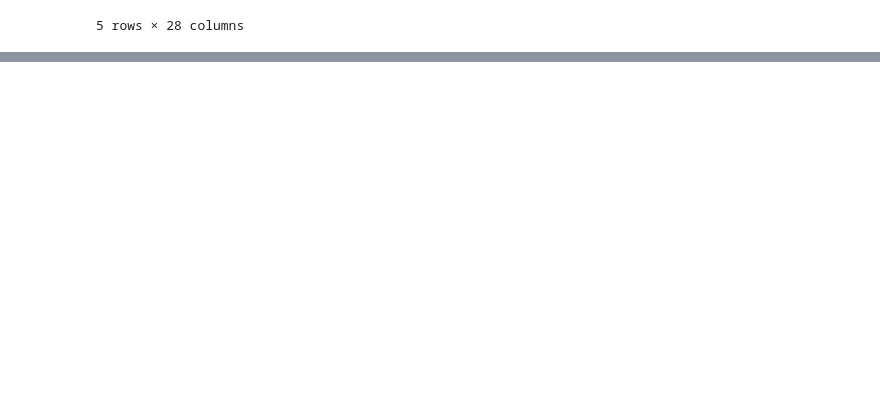
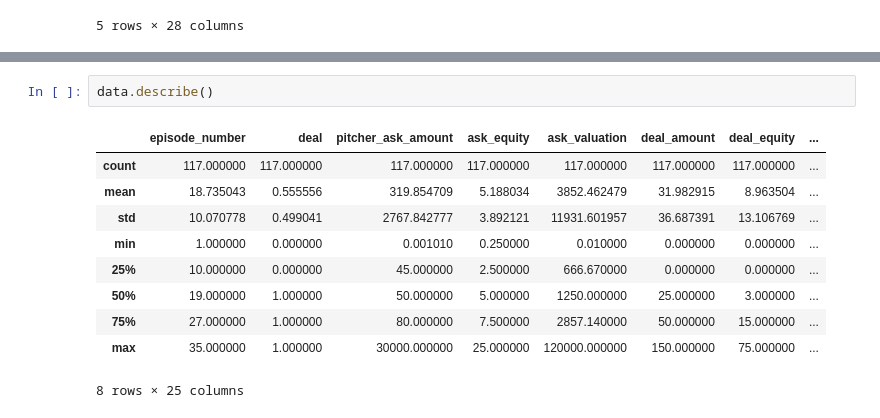
Before and after one commit to darshk07/VITMAS-datascience, a Jupyter notebook: Task 1/task1.ipynb, the cells around one changed output, grey strips where cells are left out. Drawn from its saved outputs; the diff is of its cells as text; blank space fills up the shorter version.

```diff
--- a/Task 1/task1.ipynb
+++ b/Task 1/task1.ipynb
@@ -32,0 +144,13 @@ data.head()
+# %%
+data.describe()
+# %% [output]
+|  | episode_number | deal | pitcher_ask_amount | ask_equity | ask_valuation | deal_amount | deal_equity | ... |
+| count | 117.000000 | 117.000000 | 117.000000 | 117.000000 | 117.000000 | 117.000000 | 117.000000 | ... |
+| mean | 18.735043 | 0.555556 | 319.854709 | 5.188034 | 3852.462479 | 31.982915 | 8.963504 | ... |
+| std | 10.070778 | 0.499041 | 2767.842777 | 3.892121 | 11931.601957 | 36.687391 | 13.106769 | ... |
+| min | 1.000000 | 0.000000 | 0.001010 | 0.250000 | 0.010000 | 0.000000 | 0.000000 | ... |
+| 25% | 10.000000 | 0.000000 | 45.000000 | 2.500000 | 666.670000 | 0.000000 | 0.000000 | ... |
+| 50% | 19.000000 | 1.000000 | 50.000000 | 5.000000 | 1250.000000 | 25.000000 | 3.000000 | ... |
+| 75% | 27.000000 | 1.000000 | 80.000000 | 7.500000 | 2857.140000 | 50.000000 | 15.000000 | ... |
+| max | 35.000000 | 1.000000 | 30000.000000 | 25.000000 | 120000.000000 | 150.000000 | 75.000000 | ... |
+8 rows × 25 columns
```
Also changed, not shown: parts of 20 cells of this notebook, 1 other file.
